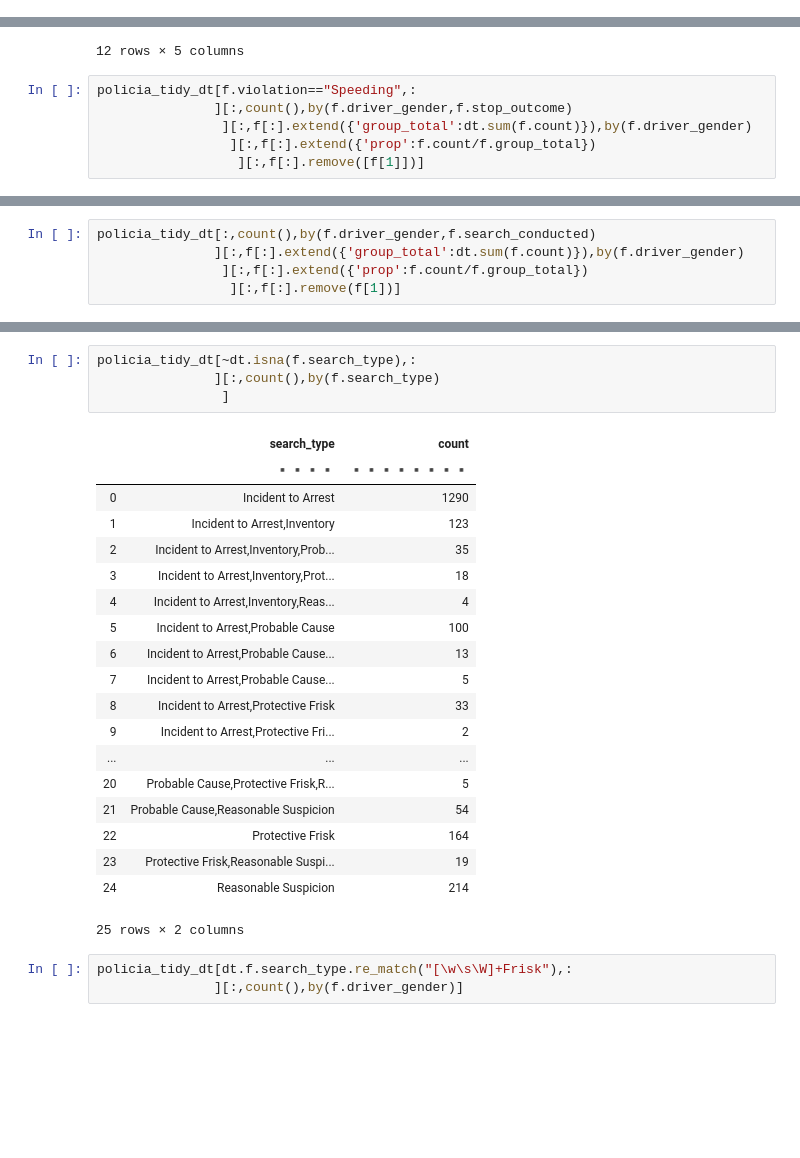
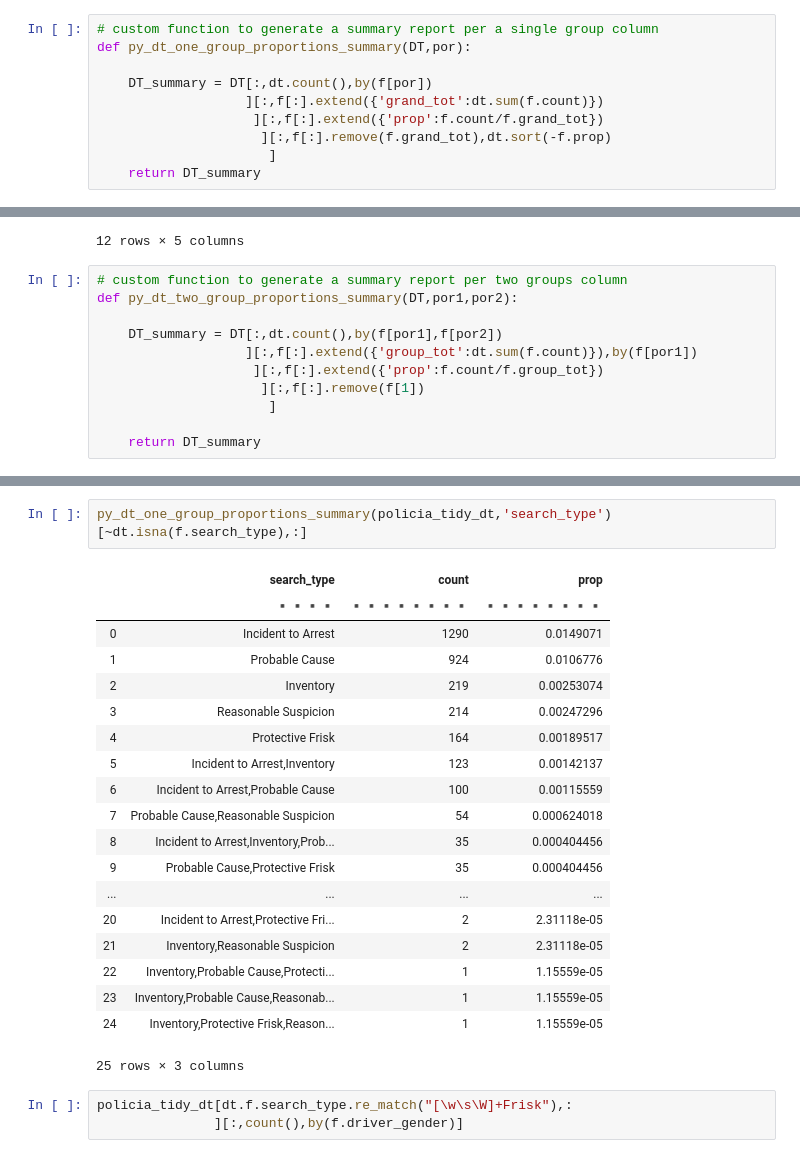
Before and after one commit to myamullaciencia/datatable_cook_book, a Jupyter notebook: _build/jupyter_execute/py_dt_policia.ipynb, the cells around one changed output, grey strips where cells are left out. Cells and saved outputs as stored; diff of their text form; blank space fills up the shorter version.

```diff
--- a/_build/jupyter_execute/py_dt_policia.ipynb
+++ b/_build/jupyter_execute/py_dt_policia.ipynb
@@ -137,3 +126,13 @@ policia_tidy_dt[:,count(),by(f.violation)
 | 4 | Registration/plates | 3703 | 0.0427914 |
 | 5 | Seat belt | 2856 | 0.0330036 |
 6 rows × 3 columns
+# %%
+# custom function to generate a summary report per a single group column
+def py_dt_one_group_proportions_summary(DT,por):
+
+    DT_summary = DT[:,dt.count(),by(f[por])
+                   ][:,f[:].extend({'grand_tot':dt.sum(f.count)})
+                    ][:,f[:].extend({'prop':f.count/f.grand_tot})
+                     ][:,f[:].remove(f.grand_tot),dt.sort(-f.prop)
+                      ]
+    return DT_summary
@@ -159,8 +166,13 @@ policia_tidy_dt[:,count(),by(f.driver_gender,f.violation)
 | 11 | M | Speeding | 32777 | 62762 | 0.522243 |
 12 rows × 5 columns
 # %%
-policia_tidy_dt[f.violation=="Speeding",:
-               ][:,count(),by(f.driver_gender,f.stop_outcome)
-                ][:,f[:].extend({'group_total':dt.sum(f.count)}),by(f.driver_gender)
-                 ][:,f[:].extend({'prop':f.count/f.group_total})
-                  ][:,f[:].remove([f[1]])]
+# custom function to generate a summary report per two groups column
+def py_dt_two_group_proportions_summary(DT,por1,por2):
+
+    DT_summary = DT[:,dt.count(),by(f[por1],f[por2])
+                   ][:,f[:].extend({'group_tot':dt.sum(f.count)}),by(f[por1])
+                    ][:,f[:].extend({'prop':f.count/f.group_tot})
+                     ][:,f[:].remove(f[1])
+                      ]
+
+    return DT_summary
@@ -192,5 +178,0 @@ policia_tidy_dt[:,count(),by(f.search_conducted)
-# %%
-policia_tidy_dt[:,count(),by(f.driver_gender,f.search_conducted)
-               ][:,f[:].extend({'group_total':dt.sum(f.count)}),by(f.driver_gender)
-                ][:,f[:].extend({'prop':f.count/f.group_total})
-                 ][:,f[:].remove(f[1])]
@@ -205,27 +215,25 @@ policia_tidy_dt[:,count(),by(f.driver_gender,f.search_conducted)
 # %%
-policia_tidy_dt[~dt.isna(f.search_type),:
-               ][:,count(),by(f.search_type)
-                ]
+py_dt_one_group_proportions_summary(policia_tidy_dt,'search_type')[~dt.isna(f.search_type),:]
 # %% [output]
-|  | search_type | count |
-|  | ▪▪▪▪ | ▪▪▪▪▪▪▪▪ |
-| 0 | Incident to Arrest | 1290 |
-| 1 | Incident to Arrest,Inventory | 123 |
-| 2 | Incident to Arrest,Inventory,Prob... | 35 |
-| 3 | Incident to Arrest,Inventory,Prot... | 18 |
-| 4 | Incident to Arrest,Inventory,Reas... | 4 |
-| 5 | Incident to Arrest,Probable Cause | 100 |
-| 6 | Incident to Arrest,Probable Cause... | 13 |
-| 7 | Incident to Arrest,Probable Cause... | 5 |
-| 8 | Incident to Arrest,Protective Frisk | 33 |
-| 9 | Incident to Arrest,Protective Fri... | 2 |
-| ... | ... | ... |
-| 20 | Probable Cause,Protective Frisk,R... | 5 |
-| 21 | Probable Cause,Reasonable Suspicion | 54 |
-| 22 | Protective Frisk | 164 |
-| 23 | Protective Frisk,Reasonable Suspi... | 19 |
-| 24 | Reasonable Suspicion | 214 |
+|  | search_type | count | prop |
+|  | ▪▪▪▪ | ▪▪▪▪▪▪▪▪ | ▪▪▪▪▪▪▪▪ |
+| 0 | Incident to Arrest | 1290 | 0.0149071 |
+| 1 | Probable Cause | 924 | 0.0106776 |
+| 2 | Inventory | 219 | 0.00253074 |
+| 3 | Reasonable Suspicion | 214 | 0.00247296 |
+| 4 | Protective Frisk | 164 | 0.00189517 |
+| 5 | Incident to Arrest,Inventory | 123 | 0.00142137 |
+| 6 | Incident to Arrest,Probable Cause | 100 | 0.00115559 |
+| 7 | Probable Cause,Reasonable Suspicion | 54 | 0.000624018 |
+| 8 | Incident to Arrest,Inventory,Prob... | 35 | 0.000404456 |
+| 9 | Probable Cause,Protective Frisk | 35 | 0.000404456 |
+| ... | ... | ... | ... |
+| 20 | Incident to Arrest,Protective Fri... | 2 | 2.31118e-05 |
+| 21 | Inventory,Reasonable Suspicion | 2 | 2.31118e-05 |
+| 22 | Inventory,Probable Cause,Protecti... | 1 | 1.15559e-05 |
+| 23 | Inventory,Probable Cause,Reasonab... | 1 | 1.15559e-05 |
+| 24 | Inventory,Protective Frisk,Reason... | 1 | 1.15559e-05 |
-25 rows × 2 columns
+25 rows × 3 columns
 # %%
 policia_tidy_dt[dt.f.search_type.re_match("[\w\s\W]+Frisk"),:
                ][:,count(),by(f.driver_gender)]
```
Also changed, not shown: parts of 58 cells of this notebook, 8 other files.
